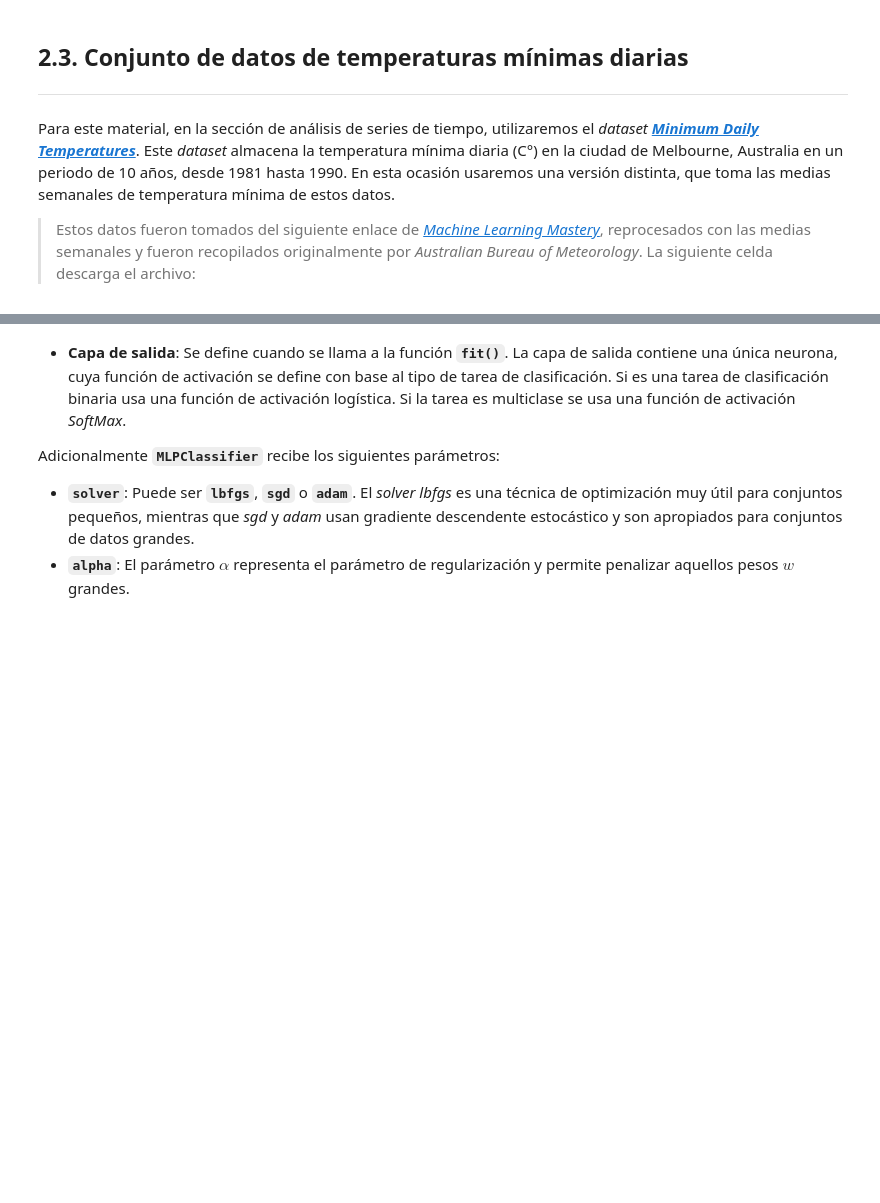
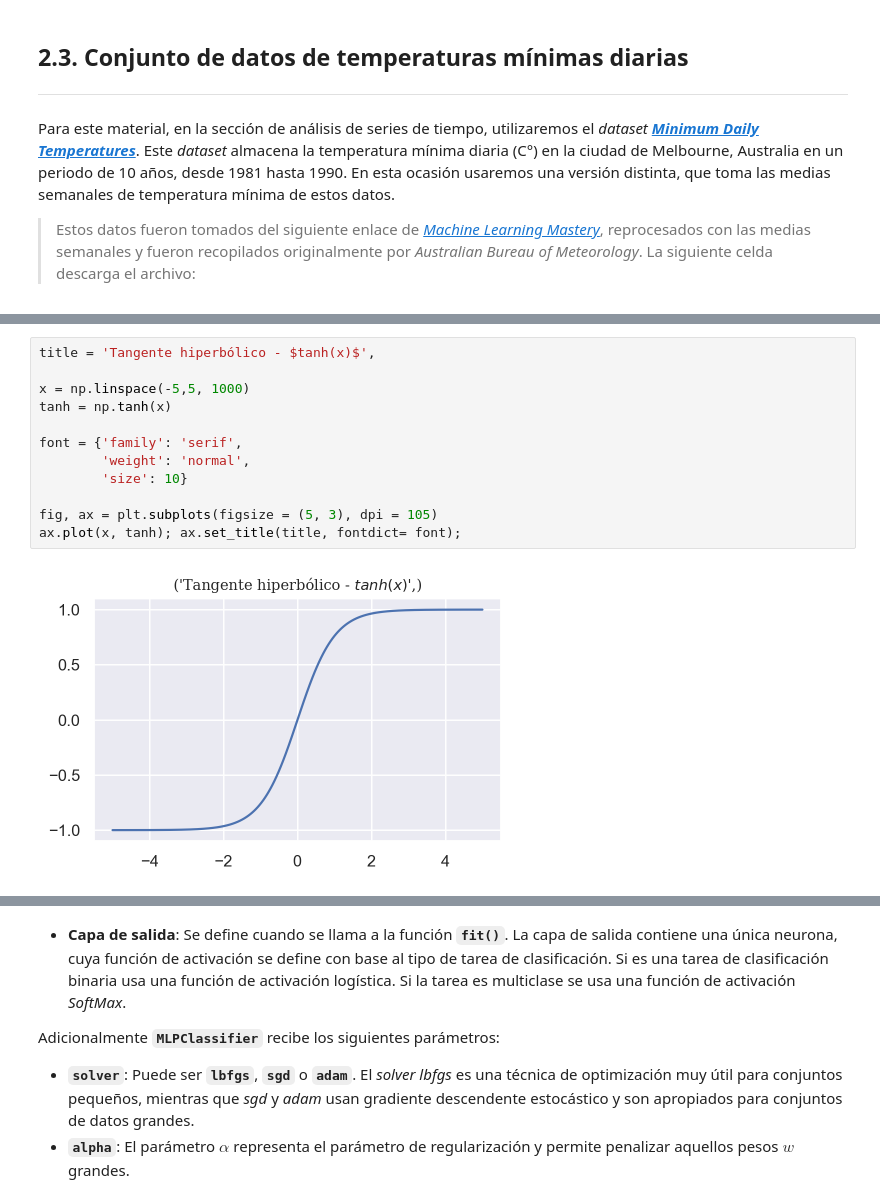
Before and after one commit to daavila1/machine-learning, a Jupyter notebook: u3-time-series-analysis-with-neural-networks.ipynb, the cells around one changed output, grey strips where cells are left out. Cells and saved outputs as stored; diff of their text form; blank space fills up the shorter version.

```diff
--- a/u3-time-series-analysis-with-neural-networks.ipynb
+++ b/u3-time-series-analysis-with-neural-networks.ipynb
@@ -281,0 +329,14 @@ for i, function, title in zip(range(4), functions, titles):
+# %%
+title = 'Tangente hiperbólico - $tanh(x)$',
+
+x = np.linspace(-5,5, 1000)
+tanh = np.tanh(x)
+
+font = {'family': 'serif',
+        'weight': 'normal',
+        'size': 10}
+
+fig, ax = plt.subplots(figsize = (5, 3), dpi = 105)
+ax.plot(x, tanh); ax.set_title(title, fontdict= font);
+# %% [output]
+[figure, added]
```
Also changed, not shown: parts of 28 cells of this notebook.
